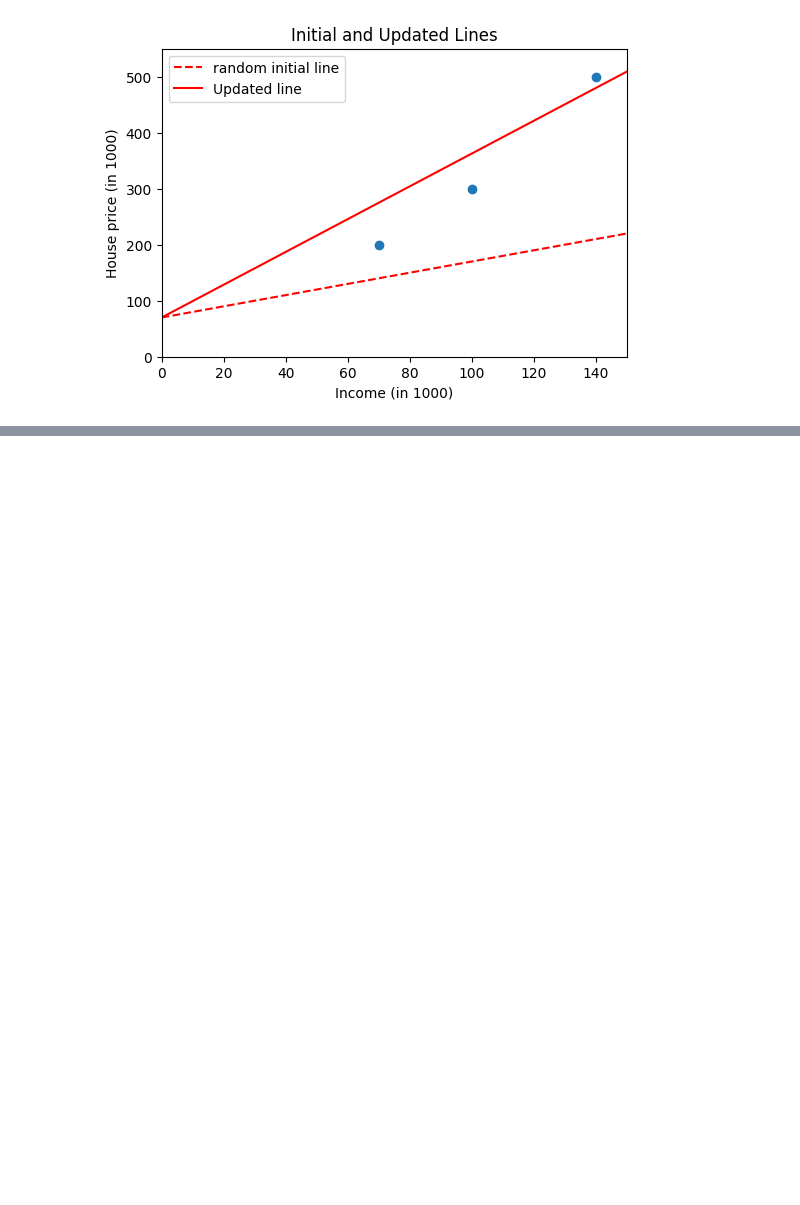
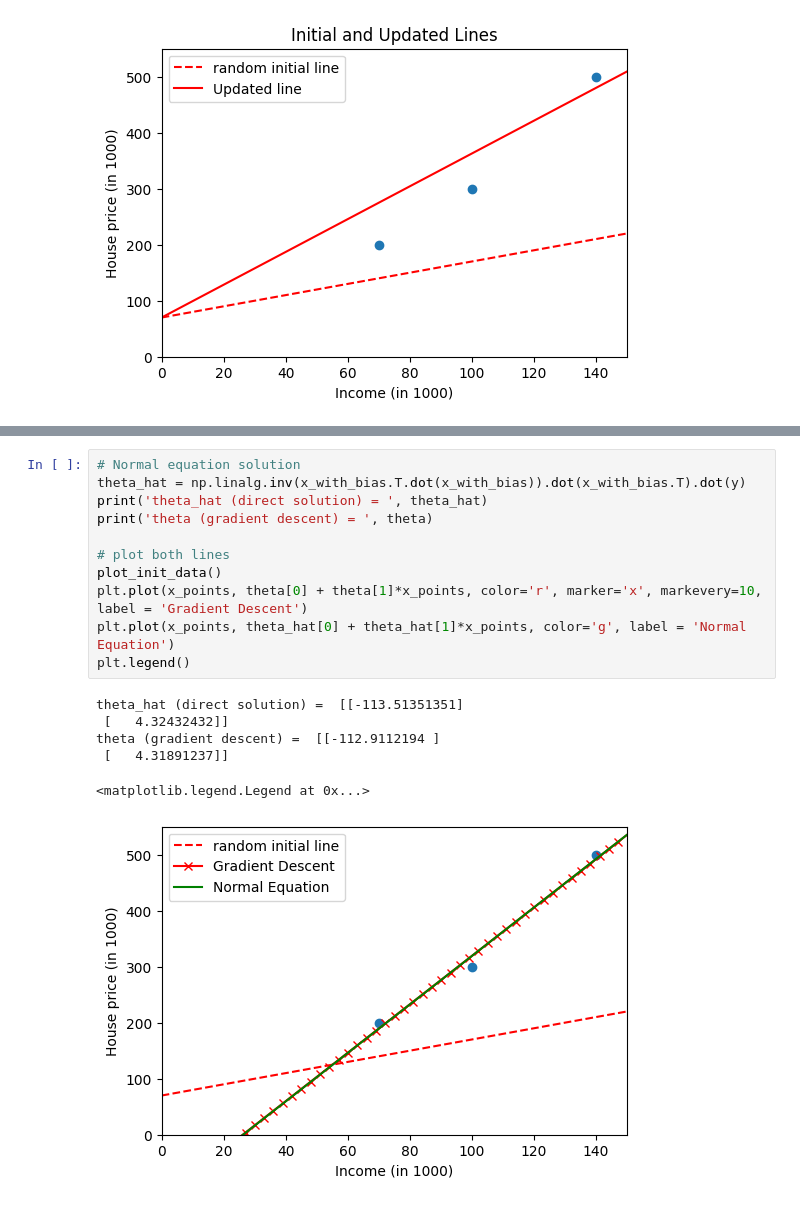
Before and after one commit to asnibir/Learning-ML, a Jupyter notebook: Gradient Descent/gradient_descent_by_hand.ipynb, the cells around one changed output, grey strips where cells are left out. Saved outputs shown, nothing was run; the diff lists cells and outputs as text; blank space fills up the shorter version.

```diff
--- a/Gradient Descent/gradient_descent_by_hand.ipynb
+++ b/Gradient Descent/gradient_descent_by_hand.ipynb
@@ -160,0 +220,18 @@ Text(0.5, 1.0, 'Initial and Updated Lines')
+# %%
+# Normal equation solution
+theta_hat = np.linalg.inv(x_with_bias.T.dot(x_with_bias)).dot(x_with_bias.T).dot(y)
+print('theta_hat (direct solution) = ', theta_hat)
+print('theta (gradient descent) = ', theta)
+
+# plot both lines
+plot_init_data()
+plt.plot(x_points, theta[0] + theta[1]*x_points, color='r', marker='x', markevery=10, label = 'Gradient Descent')
+plt.plot(x_points, theta_hat[0] + theta_hat[1]*x_points, color='g', label = 'Normal Equation')
+plt.legend()
+# %% [output]
+theta_hat (direct solution) =  [[-113.51351351]
+ [   4.32432432]]
+theta (gradient descent) =  [[-112.9112194 ]
+ [   4.31891237]]
+<matplotlib.legend.Legend at 0x...>
+[figure, added]
```
Also changed, not shown: parts of 3 cells of this notebook.
